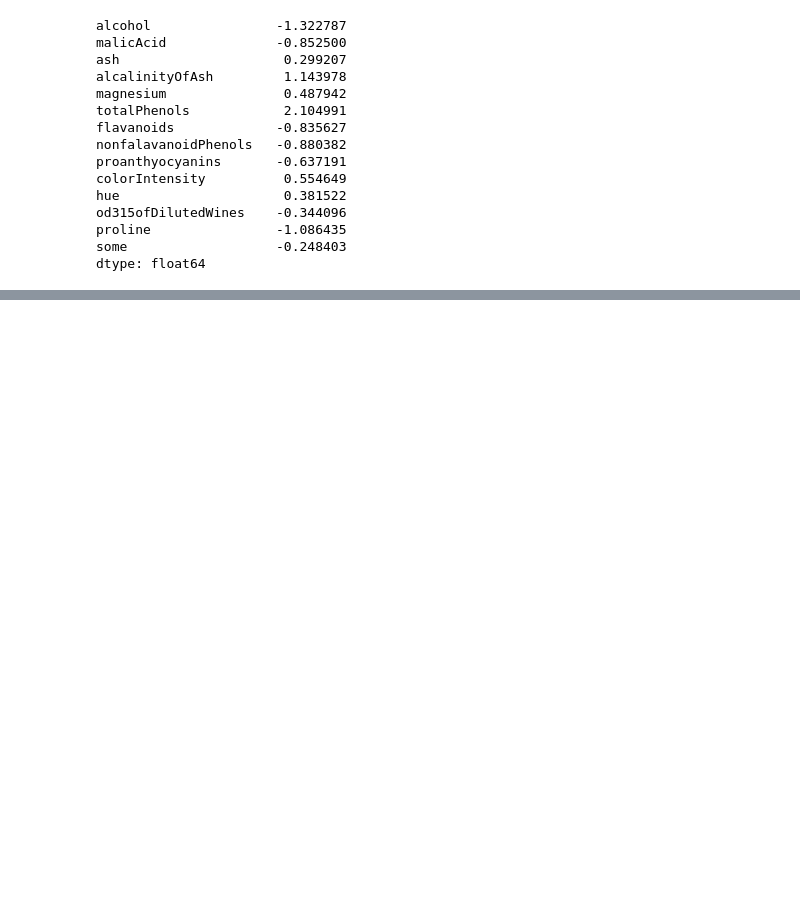
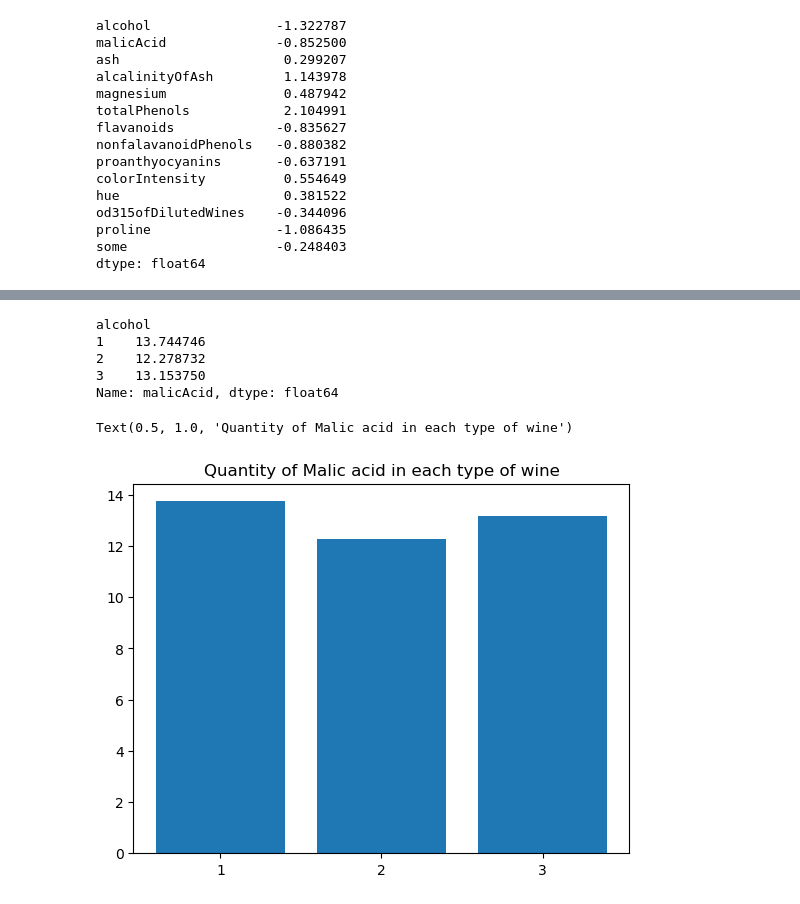
Before and after one commit to nekonori/dataAnalyticsLab, a Jupyter notebook: 01/moreDatasets/wineAnalysis.ipynb, the cells around one changed output, grey strips where cells are left out. Saved outputs shown, nothing was run; the diff lists cells and outputs as text; code cells hidden in the pictures; blank space fills up the shorter version.

```diff
--- a/01/moreDatasets/wineAnalysis.ipynb
+++ b/01/moreDatasets/wineAnalysis.ipynb
@@ -114,0 +135,17 @@ plt.legend(labels)
+# %%
+avg_data = df.groupby('alcohol').mean()
+avg_data = avg_data['malicAcid']
+avg_data
+# %% [output]
+alcohol
+1    13.744746
+2    12.278732
+3    13.153750
+Name: malicAcid, dtype: float64
+# %%
+plt.bar(avg_data.index,avg_data)
+plt.xticks(avg_data.index, avg_data.index)
+plt.title('Quantity of Malic acid in each type of wine')
+# %% [output]
+Text(0.5, 1.0, 'Quantity of Malic acid in each type of wine')
+[figure, added]
```
Also changed, not shown: parts of 4 cells of this notebook, 1 other file.
